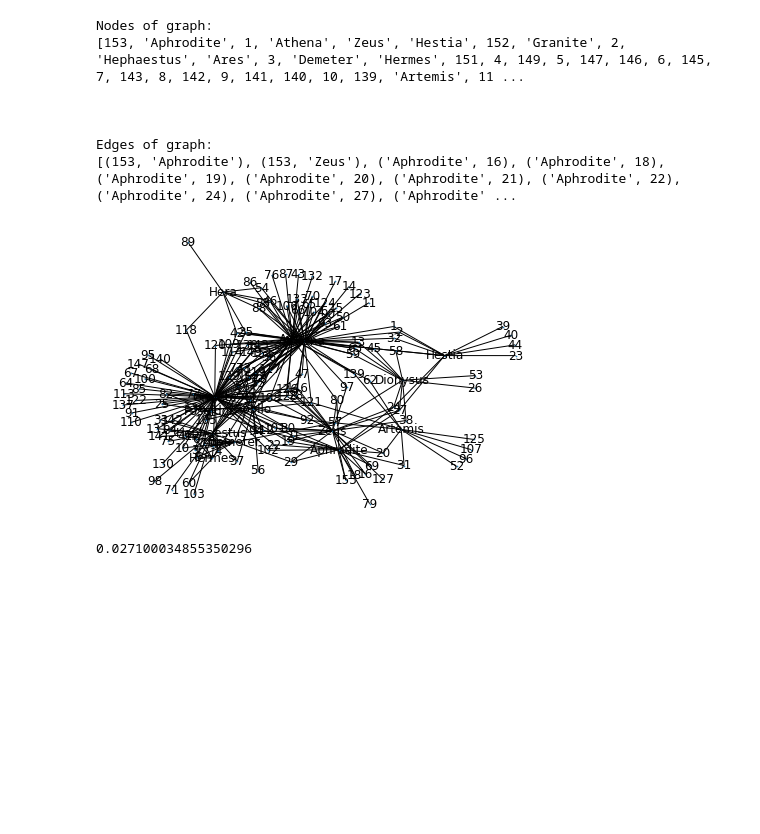
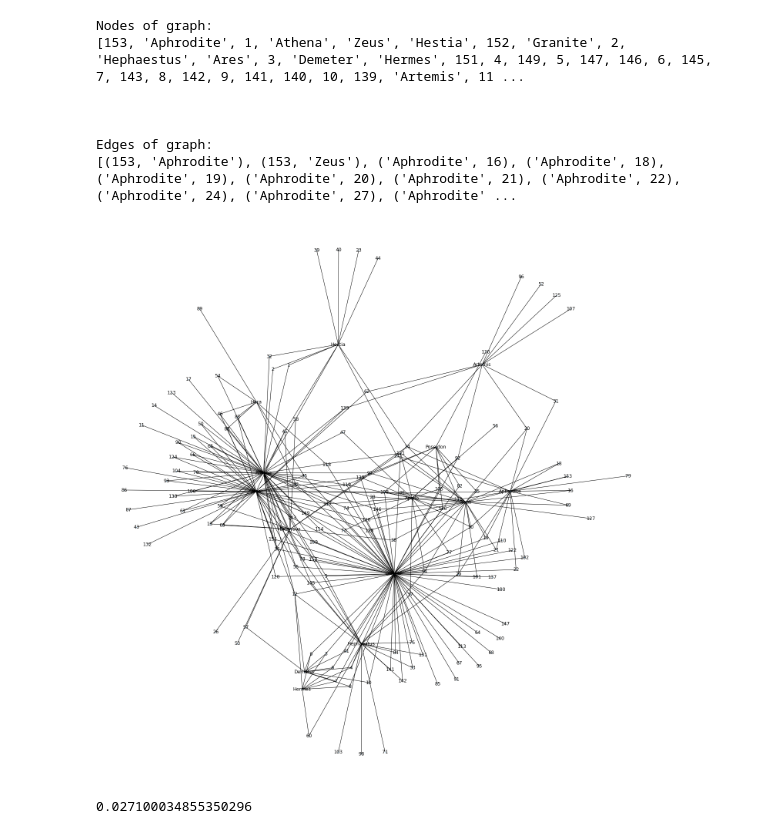
Before and after one commit to erifejams/Autonomous-Systems, a Jupyter notebook: Autonomous Systems.ipynb, the cells around one changed output. Saved outputs shown, nothing was run; the diff lists cells and outputs as text; code cells hidden in the pictures; blank space fills up the shorter version.

```diff
--- a/Autonomous Systems.ipynb
+++ b/Autonomous Systems.ipynb
@@ -579,11 +579,12 @@ Edges of graph:
 #!pip install decorator==5.0.9
 # %%
 degree = 0.4130
+plt.figure(figsize=(20,20))
 nx.draw(G, with_labels = True, node_size=degree)
 node_color = [20000.0 * G.degree(v) for v in G]
 plt.show()
 # %% [output]
-[figure, old version]
+[figure, new version]
 # %%
 density = nx.density(G)
 density
```
Also changed, not shown: parts of 3 cells of this notebook, 1 other file.
